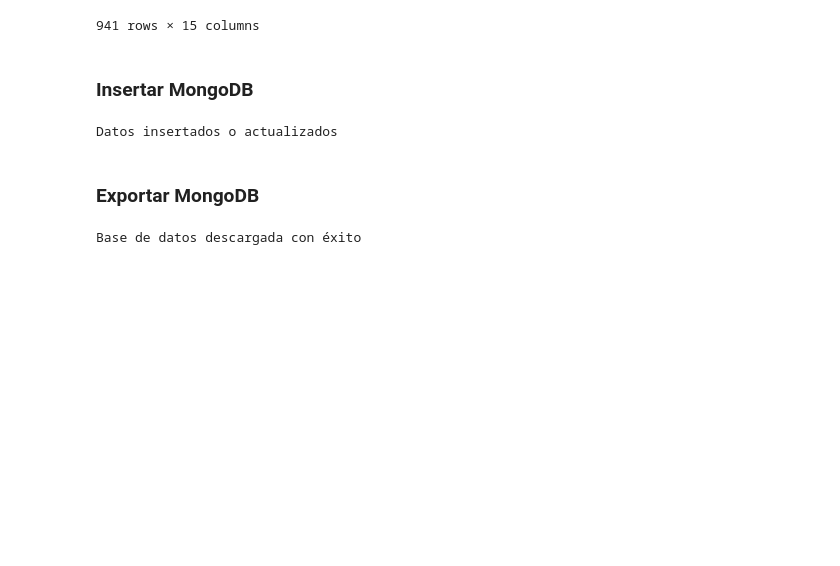
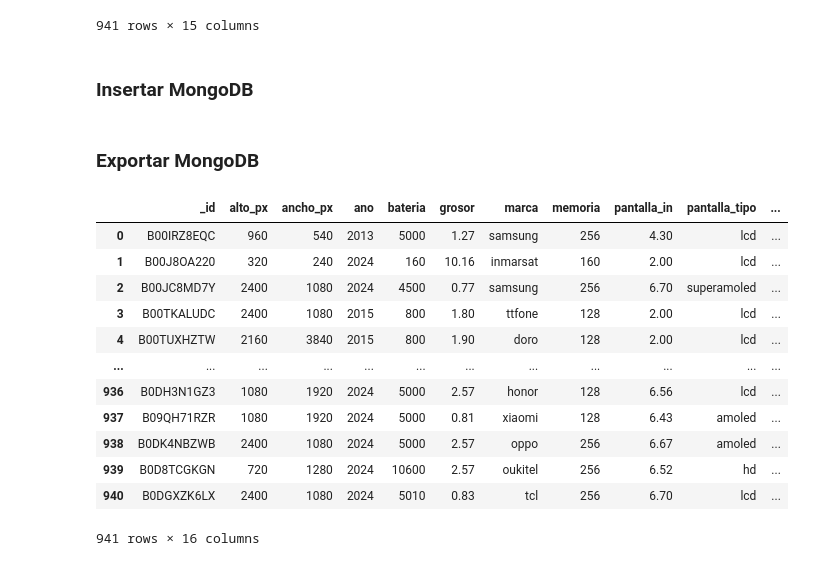
Before and after one commit to sanand5/PIA_Projectes, a Jupyter notebook: Projecte_01/limpieza/CleanDataframe.ipynb, the cells around one changed output. Drawn from its saved outputs; the diff is of its cells as text; code cells hidden in the pictures; blank space fills up the shorter version.

Commit message:
clean dataframe ok

```diff
--- a/Projecte_01/limpieza/CleanDataframe.ipynb
+++ b/Projecte_01/limpieza/CleanDataframe.ipynb
@@ -626,15 +584,15 @@ cliente = MongoClient("mongodb://localhost:27020/")
 db = cliente["PIA"]
 coleccion = db["products_cleaned"]
 
-df_reset = df.reset_index()
+df_reset = df_final.reset_index()
 data_dict = df_reset.to_dict("records")
 
-# for data in data_dict:
-#     coleccion.update_one({'_id': data['_id']},{'$set': data},upsert=True)
+def insertar_datos(data_dict, coleccion):
+    for data in data_dict:
+        coleccion.update_one({'_id': data['_id']},{'$set': data},upsert=True)
+    print("Datos insertados o actualizados")
 
-print("Datos insertados o actualizados")
+# insertar_datos(data_dict, coleccion)
-# %% [output]
-Datos insertados o actualizados
 # %% [markdown]
 ### Exportar MongoDB
 # %%
@@ -645,14 +603,30 @@ fecha_hora_actual = datetime.now().strftime("%d_%m_%Y_%H_%M")
 carpeta = "../backup/"
 nombre_archivo = f"backup_mobiles_cleaned_{fecha_hora_actual}.json"
 destino = carpeta + nombre_archivo
-documentos = list(coleccion.find())
 
-for doc in documentos:
-    doc['_id'] = str(doc['_id'])
+def exportar_datos(documentos, destino):
+    for doc in documentos:
+        doc['_id'] = str(doc['_id'])
+    with open(destino, "w", encoding="utf-8") as archivo:
+        json.dump(documentos, archivo, ensure_ascii=False, indent=4)
+    print("Base de datos exportada con éxito")
 
-# with open(destino, "w", encoding="utf-8") as archivo:
-#     json.dump(documentos, archivo, ensure_ascii=False, indent=4)
-
-print("Base de datos descargada con éxito")
+# exportar_datos(list(coleccion.find()), destino)
-# %% [output]
-Base de datos descargada con éxito
+# %%
+destino = "../backup/backup_mobiles_cleaned_21_02_2025_19_24.json"
+df_mongo = pd.read_json(destino)
+df_mongo
+# %% [output]
+|  | _id | alto_px | ancho_px | ano | bateria | grosor | marca | memoria | pantalla_in | pantalla_tipo | ... |
+| 0 | B00IRZ8EQC | 960 | 540 | 2013 | 5000 | 1.27 | samsung | 256 | 4.30 | lcd | ... |
+| 1 | B00J8OA220 | 320 | 240 | 2024 | 160 | 10.16 | inmarsat | 160 | 2.00 | lcd | ... |
+| 2 | B00JC8MD7Y | 2400 | 1080 | 2024 | 4500 | 0.77 | samsung | 256 | 6.70 | superamoled | ... |
+| 3 | B00TKALUDC | 2400 | 1080 | 2015 | 800 | 1.80 | ttfone | 128 | 2.00 | lcd | ... |
+| 4 | B00TUXHZTW | 2160 | 3840 | 2015 | 800 | 1.90 | doro | 128 | 2.00 | lcd | ... |
+| ... | ... | ... | ... | ... | ... | ... | ... | ... | ... | ... | ... |
+| 936 | B0DH3N1GZ3 | 1080 | 1920 | 2024 | 5000 | 2.57 | honor | 128 | 6.56 | lcd | ... |
+| 937 | B09QH71RZR | 1080 | 1920 | 2024 | 5000 | 0.81 | xiaomi | 128 | 6.43 | amoled | ... |
+| 938 | B0DK4NBZWB | 2400 | 1080 | 2024 | 5000 | 2.57 | oppo | 256 | 6.67 | amoled | ... |
+| 939 | B0D8TCGKGN | 720 | 1280 | 2024 | 10600 | 2.57 | oukitel | 256 | 6.52 | hd | ... |
+| 940 | B0DGXZK6LX | 2400 | 1080 | 2024 | 5010 | 0.83 | tcl | 256 | 6.70 | lcd | ... |
+941 rows × 16 columns
```
Also changed, not shown: parts of 21 cells of this notebook, 9 other files.
